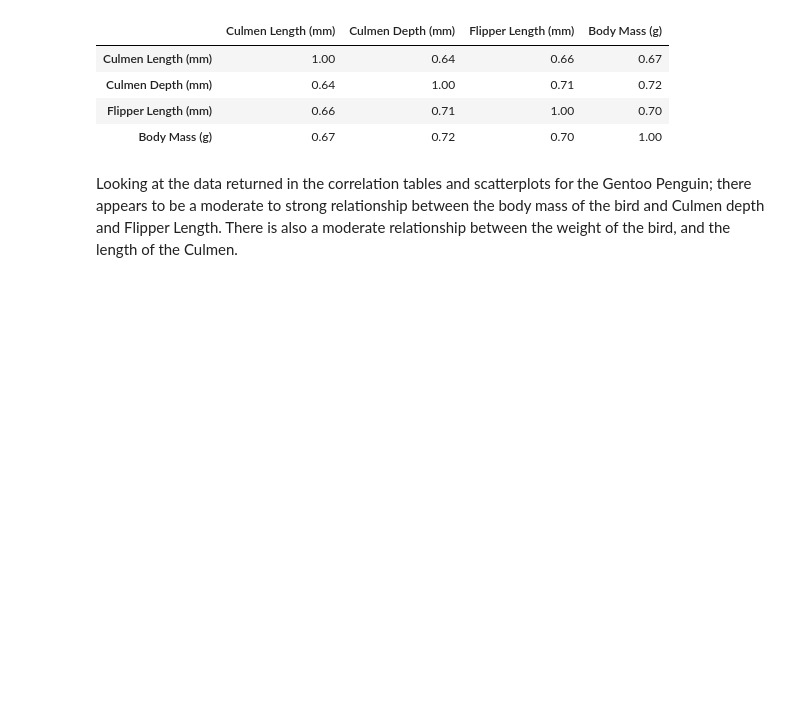
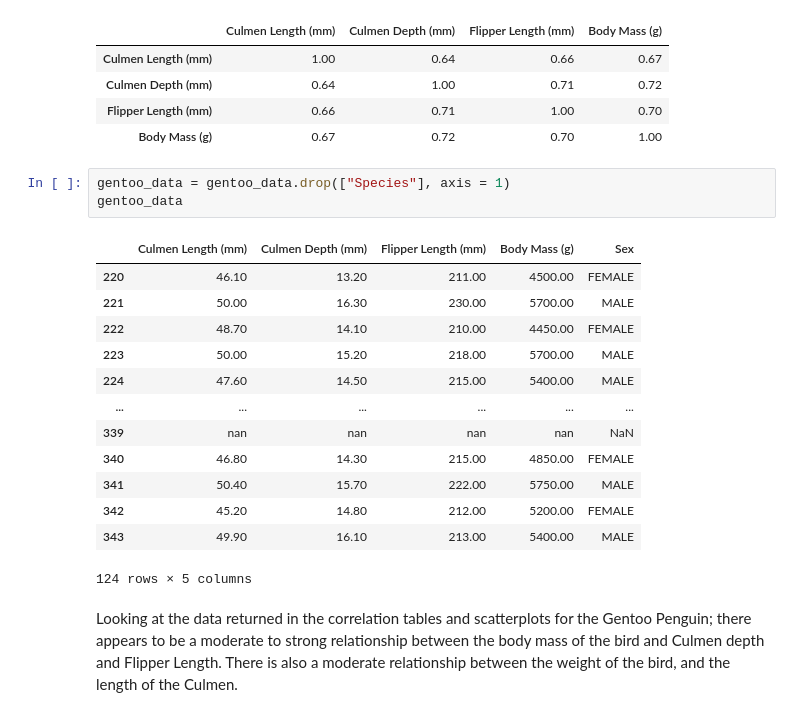
Before and after one commit to kaob1991/Programming-DA-project-1, a Jupyter notebook: Project.ipynb, the cells around one changed output. Drawn from its saved outputs; the diff is of its cells as text; blank space fills up the shorter version.

```diff
--- a/Project.ipynb
+++ b/Project.ipynb
@@ -212,6 +217,23 @@ gentoo_data.corr()
 | Culmen Depth (mm) | 0.64 | 1.00 | 0.71 | 0.72 |
 | Flipper Length (mm) | 0.66 | 0.71 | 1.00 | 0.70 |
 | Body Mass (g) | 0.67 | 0.72 | 0.70 | 1.00 |
+# %%
+gentoo_data = gentoo_data.drop(["Species"], axis = 1)
+gentoo_data
+# %% [output]
+|  | Culmen Length (mm) | Culmen Depth (mm) | Flipper Length (mm) | Body Mass (g) | Sex |
+| 220 | 46.10 | 13.20 | 211.00 | 4500.00 | FEMALE |
+| 221 | 50.00 | 16.30 | 230.00 | 5700.00 | MALE |
+| 222 | 48.70 | 14.10 | 210.00 | 4450.00 | FEMALE |
+| 223 | 50.00 | 15.20 | 218.00 | 5700.00 | MALE |
+| 224 | 47.60 | 14.50 | 215.00 | 5400.00 | MALE |
+| ... | ... | ... | ... | ... | ... |
+| 339 | nan | nan | nan | nan | NaN |
+| 340 | 46.80 | 14.30 | 215.00 | 4850.00 | FEMALE |
+| 341 | 50.40 | 15.70 | 222.00 | 5750.00 | MALE |
+| 342 | 45.20 | 14.80 | 212.00 | 5200.00 | FEMALE |
+| 343 | 49.90 | 16.10 | 213.00 | 5400.00 | MALE |
+124 rows × 5 columns
 # %% [markdown]
 Looking at the data returned in the correlation tables and scatterplots for the Gentoo Penguin; there appears to be a moderate to strong relationship between the body mass of the bird and Culmen depth and Flipper Length. There is also a moderate relationship between the weight of the bird, and the length of the Culmen.
 # %% [markdown]
```
Also changed, not shown: parts of 22 cells of this notebook.
